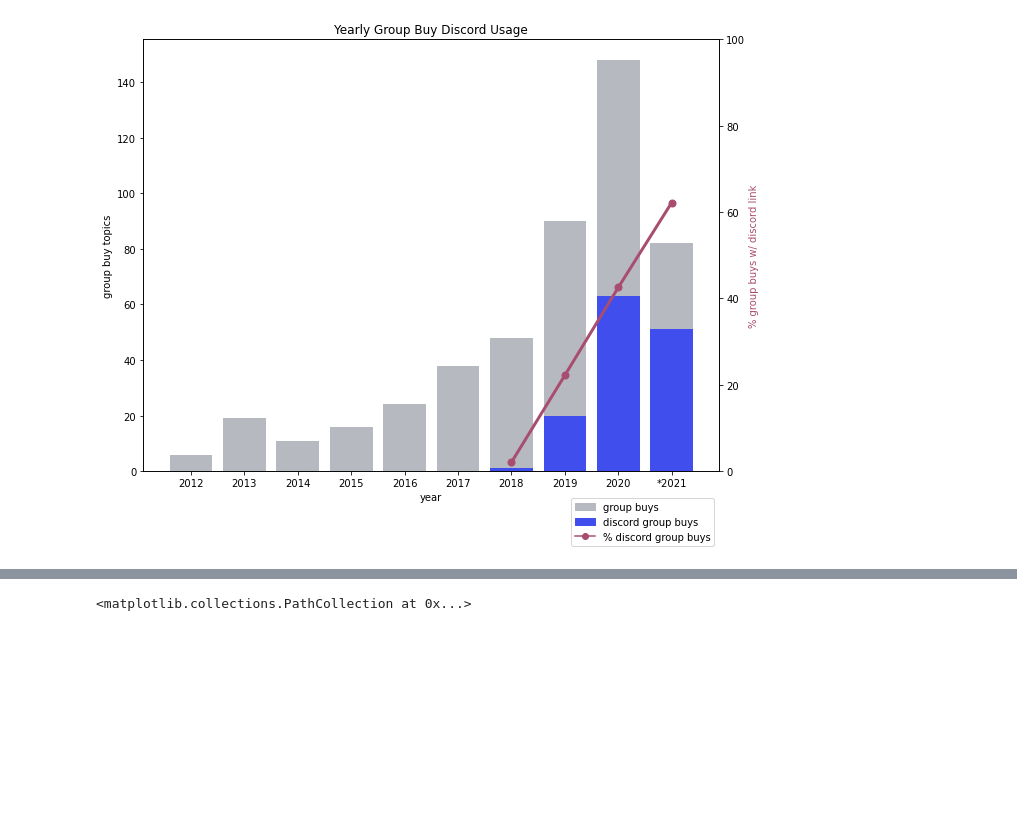
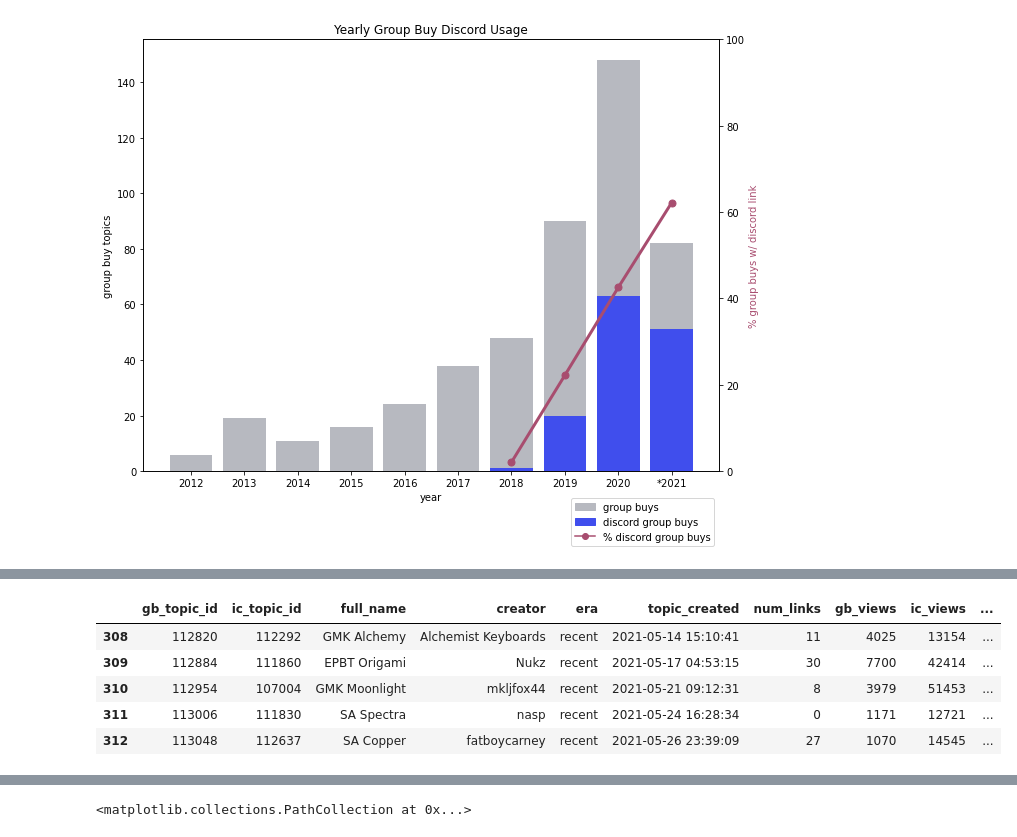
Before and after one commit to mattsalinero/mechanalysis, a Jupyter notebook: mechgraphing.ipynb, the cells around one changed output, grey strips where cells are left out. Saved outputs shown, nothing was run; the diff lists cells and outputs as text; code cells hidden in the pictures; blank space fills up the shorter version.

```diff
--- a/mechgraphing.ipynb
+++ b/mechgraphing.ipynb
@@ -311,0 +407,17 @@ plt.legend(handles=[gb_patch, dcrd_patch, pct_patch], bbox_to_anchor=(1, -0.05),
+# %%
+match_old_fit = np.polynomial.polynomial.Polynomial.fit(
+               match_df[match_df['era'] == 'not_recent']['ic_replies'],
+               match_df[match_df['era'] == 'not_recent']['gb_replies'], 1)
+match_rec_fit = np.polynomial.polynomial.Polynomial.fit(
+               match_df[match_df['era'] == 'recent']['ic_replies'],
+               match_df[match_df['era'] == 'recent']['gb_replies'], 1)
+match_xpos = np.linspace(0, 1000)
+
+match_df.tail()
+# %% [output]
+|  | gb_topic_id | ic_topic_id | full_name | creator | era | topic_created | num_links | gb_views | ic_views | ... |
+| 308 | 112820 | 112292 | GMK Alchemy | Alchemist Keyboards | recent | 2021-05-14 15:10:41 | 11 | 4025 | 13154 | ... |
+| 309 | 112884 | 111860 | EPBT Origami | Nukz | recent | 2021-05-17 04:53:15 | 30 | 7700 | 42414 | ... |
+| 310 | 112954 | 107004 | GMK Moonlight | mkljfox44 | recent | 2021-05-21 09:12:31 | 8 | 3979 | 51453 | ... |
+| 311 | 113006 | 111830 | SA Spectra | nasp | recent | 2021-05-24 16:28:34 | 0 | 1171 | 12721 | ... |
+| 312 | 113048 | 112637 | SA Copper | fatboycarney | recent | 2021-05-26 23:39:09 | 27 | 1070 | 14545 | ... |
```
Also changed, not shown: parts of 10 cells of this notebook.
